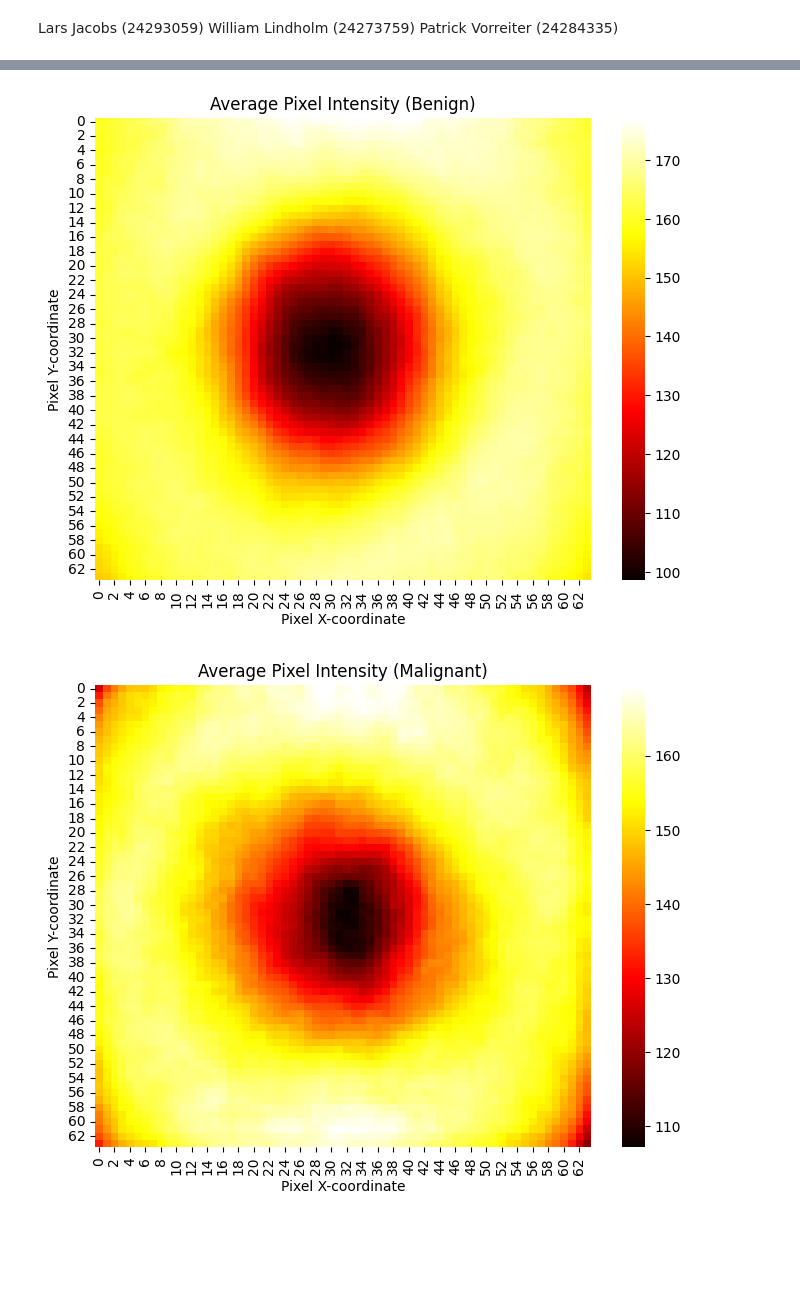
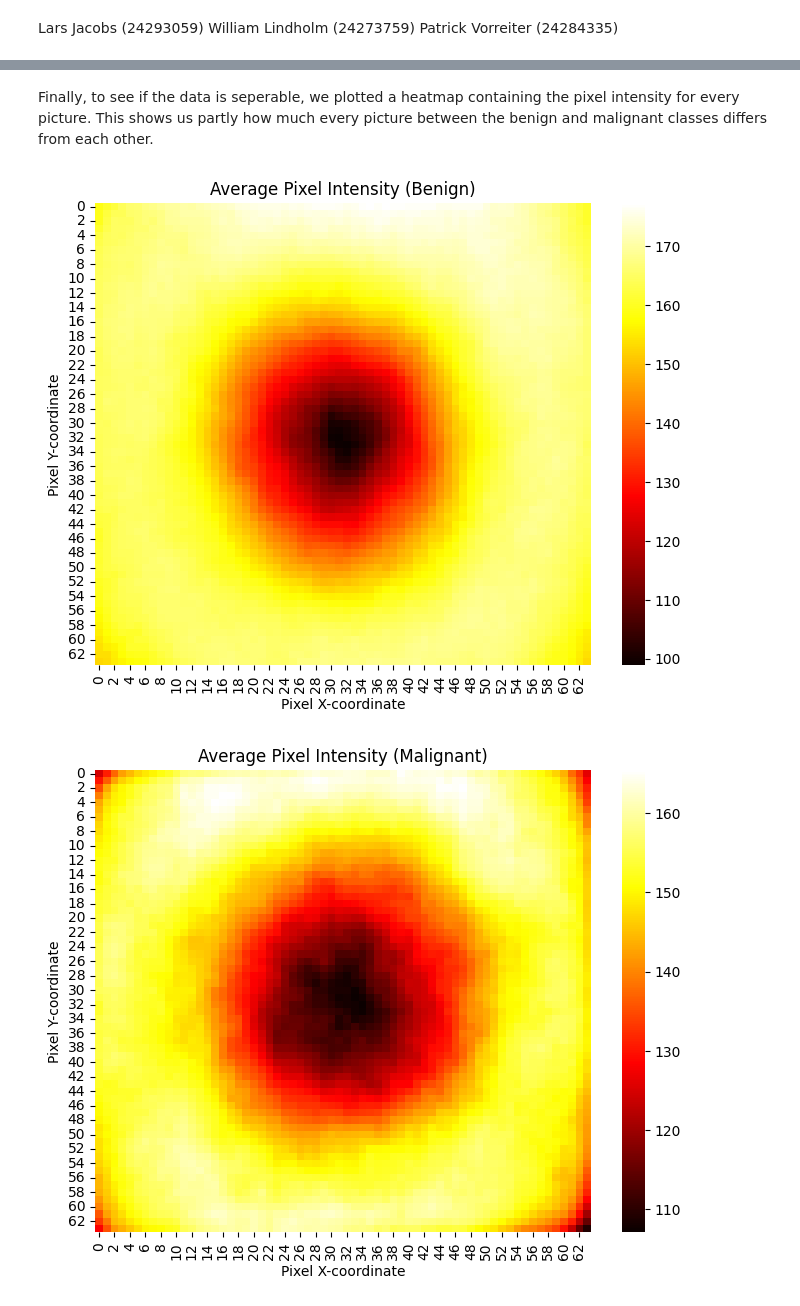
Before and after one commit to LindholmLabs/Neural-Computing, a Jupyter notebook: CS4287_Prj1_24293059_24273759_24284335.ipynb, the cells around one changed output, grey strips where cells are left out. Drawn from its saved outputs; the diff is of its cells as text; code cells hidden in the pictures; blank space fills up the shorter version.

```diff
--- a/CS4287_Prj1_24293059_24273759_24284335.ipynb
+++ b/CS4287_Prj1_24293059_24273759_24284335.ipynb
@@ -126,66 +129,41 @@ malignant_images = load_images_from_folder(malignant_path)
+# %% [markdown]
+Finally, to see if the data is seperable, we plotted a heatmap containing the pixel intensity for every picture. This shows us partly how much every picture between the benign and malignant classes differs from each other.
 # %%
 import numpy as np
-import matplotlib.pyplot as plt
 import seaborn as sns
 import random
 from PIL import Image
 
 def compute_average_pixel_intensity(images, target_size=(64, 64)):
     avg_intensity = np.zeros(target_size)
     for img in images:
         img_resized = img.resize(target_size)
         img_array = np.array(img_resized.convert('L'))
         avg_intensity += img_array
     avg_intensity /= len(images)
     return avg_intensity
 
+# Sample 100 images randomly
 benign_sampled = random.sample(benign_images, min(100, len(benign_images)))
 malignant_sampled = random.sample(malignant_images, min(100, len(malignant_images)))
 
+# Compute average pixel intensity for the sampled images using the function provided before
 avg_intensity_benign = compute_average_pixel_intensity(benign_sampled)
 avg_intensity_malignant = compute_average_pixel_intensity(malignant_sampled)
 
 plt.figure(figsize=(8, 6))
 sns.heatmap(avg_intensity_benign, cmap='hot', cbar=True)
 plt.title("Average Pixel Intensity (Benign)")
 plt.xlabel('Pixel X-coordinate')
 plt.ylabel('Pixel Y-coordinate')
 plt.show()
 
 plt.figure(figsize=(8, 6))
 sns.heatmap(avg_intensity_malignant, cmap='hot', cbar=True)
 plt.title("Average Pixel Intensity (Malignant)")
 plt.xlabel('Pixel X-coordinate')
 plt.ylabel('Pixel Y-coordinate')
 plt.show()
-
-num_benign = len(benign_images)
-num_malignant = len(malignant_images)
-colors = ['#ffcc00', '#ff3300']
-
-plt.figure(figsize=(6, 4))
-plt.bar(['Benign', 'Malignant'], [num_benign, num_malignant], color=colors)
-plt.title('Class Distribution: Benign vs Malignant')
-plt.xlabel('Class')
-plt.ylabel('Number of Samples')
-plt.show()
-
-plt.figure(figsize=(10, 5))
-
-for i in range(5):
-    plt.subplot(2, 5, i+1)
-    plt.imshow(benign_images[i])
-    plt.title('Benign')
-    plt.axis('off')
-
-for i in range(5):
-    plt.subplot(2, 5, i+6)
-    plt.imshow(malignant_images[i])
-    plt.title('Malignant')
-    plt.axis('off')
-
-plt.tight_layout()
-plt.show()
 # %% [output]
-[figure, old version]
+[figure, new version]
-[figure, old version]
+[figure, new version]
```
Also changed, not shown: parts of 70 cells of this notebook.
